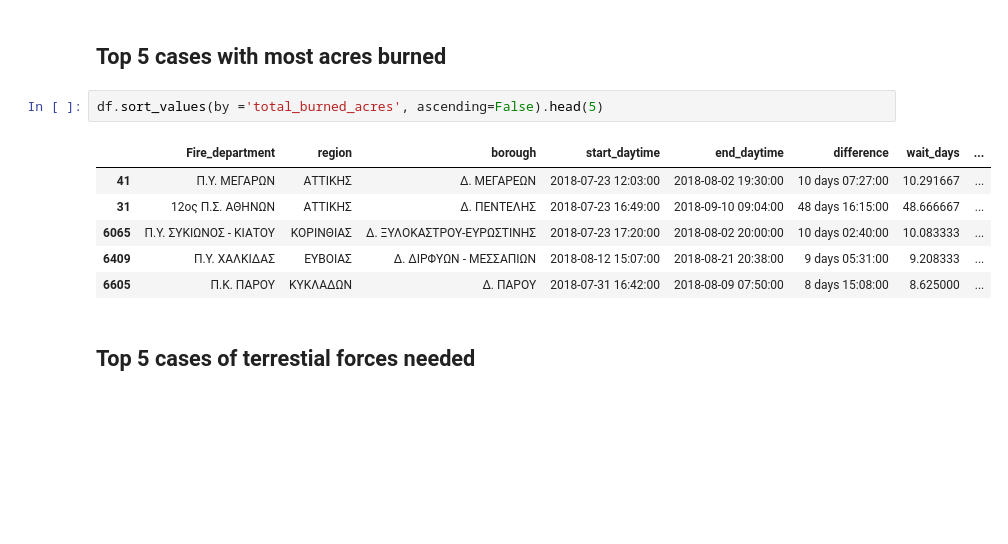
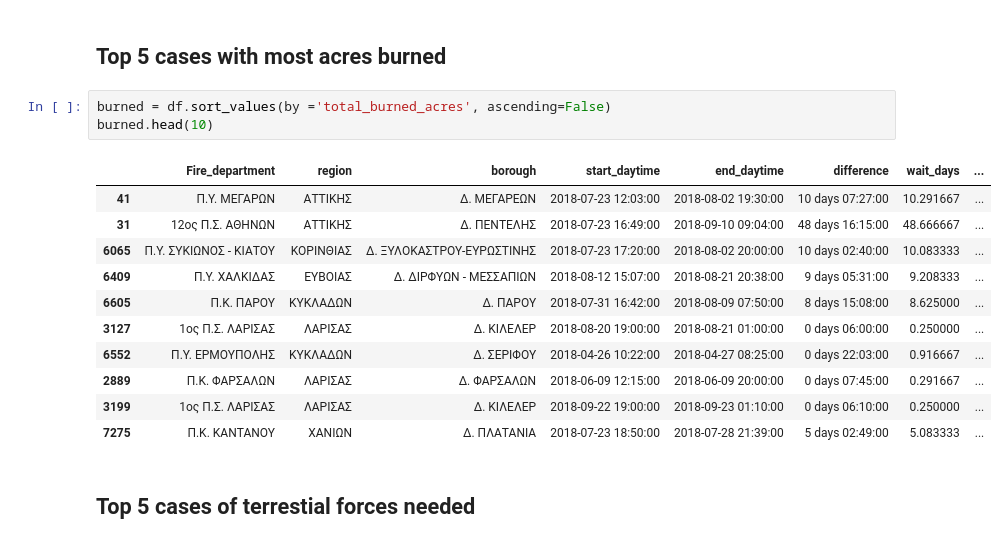
Before and after one commit to kosmaspanag/data-studio-projects, a Jupyter notebook: Weekly projects/Fires_in Greece/Fires in Greece.ipynb, the cells around one changed output. Saved outputs shown, nothing was run; the diff lists cells and outputs as text; blank space fills up the shorter version.

```diff
--- a/Weekly projects/Fires_in Greece/Fires in Greece.ipynb
+++ b/Weekly projects/Fires_in Greece/Fires in Greece.ipynb
@@ -441,14 +461,20 @@ Name: total_burned_acres, dtype: int64
 # %% [markdown]
 ## Top 5 cases with most acres burned
 # %%
-df.sort_values(by ='total_burned_acres', ascending=False).head(5)
+burned = df.sort_values(by ='total_burned_acres', ascending=False)
+burned.head(10)
 # %% [output]
 |  | Fire_department | region | borough | start_daytime | end_daytime | difference | wait_days | ... |
 | 41 | Π.Υ. ΜΕΓΑΡΩΝ | ΑΤΤΙΚΗΣ | Δ. ΜΕΓΑΡΕΩΝ | 2018-07-23 12:03:00 | 2018-08-02 19:30:00 | 10 days 07:27:00 | 10.291667 | ... |
 | 31 | 12ος Π.Σ. ΑΘΗΝΩΝ | ΑΤΤΙΚΗΣ | Δ. ΠΕΝΤΕΛΗΣ | 2018-07-23 16:49:00 | 2018-09-10 09:04:00 | 48 days 16:15:00 | 48.666667 | ... |
 | 6065 | Π.Υ. ΣΥΚΙΩΝΟΣ - ΚΙΑΤΟΥ | ΚΟΡΙΝΘΙΑΣ | Δ. ΞΥΛΟΚΑΣΤΡΟΥ-ΕΥΡΩΣΤΙΝΗΣ | 2018-07-23 17:20:00 | 2018-08-02 20:00:00 | 10 days 02:40:00 | 10.083333 | ... |
 | 6409 | Π.Υ. ΧΑΛΚΙΔΑΣ | ΕΥΒΟΙΑΣ | Δ. ΔΙΡΦΥΩΝ - ΜΕΣΣΑΠΙΩΝ | 2018-08-12 15:07:00 | 2018-08-21 20:38:00 | 9 days 05:31:00 | 9.208333 | ... |
 | 6605 | Π.Κ. ΠΑΡΟΥ | ΚΥΚΛΑΔΩΝ | Δ. ΠΑΡΟΥ | 2018-07-31 16:42:00 | 2018-08-09 07:50:00 | 8 days 15:08:00 | 8.625000 | ... |
+| 3127 | 1ος Π.Σ. ΛΑΡΙΣΑΣ | ΛΑΡΙΣΑΣ | Δ. ΚΙΛΕΛΕΡ | 2018-08-20 19:00:00 | 2018-08-21 01:00:00 | 0 days 06:00:00 | 0.250000 | ... |
+| 6552 | Π.Υ. ΕΡΜΟΥΠΟΛΗΣ | ΚΥΚΛΑΔΩΝ | Δ. ΣΕΡΙΦΟΥ | 2018-04-26 10:22:00 | 2018-04-27 08:25:00 | 0 days 22:03:00 | 0.916667 | ... |
+| 2889 | Π.Κ. ΦΑΡΣΑΛΩΝ | ΛΑΡΙΣΑΣ | Δ. ΦΑΡΣΑΛΩΝ | 2018-06-09 12:15:00 | 2018-06-09 20:00:00 | 0 days 07:45:00 | 0.291667 | ... |
+| 3199 | 1ος Π.Σ. ΛΑΡΙΣΑΣ | ΛΑΡΙΣΑΣ | Δ. ΚΙΛΕΛΕΡ | 2018-09-22 19:00:00 | 2018-09-23 01:10:00 | 0 days 06:10:00 | 0.250000 | ... |
+| 7275 | Π.Κ. ΚΑΝΤΑΝΟΥ | ΧΑΝΙΩΝ | Δ. ΠΛΑΤΑΝΙΑ | 2018-07-23 18:50:00 | 2018-07-28 21:39:00 | 5 days 02:49:00 | 5.083333 | ... |
 # %% [markdown]
 ## Top 5 cases of terrestial forces needed
 # %%
```
Also changed, not shown: parts of 6 cells of this notebook, 1 other file.
